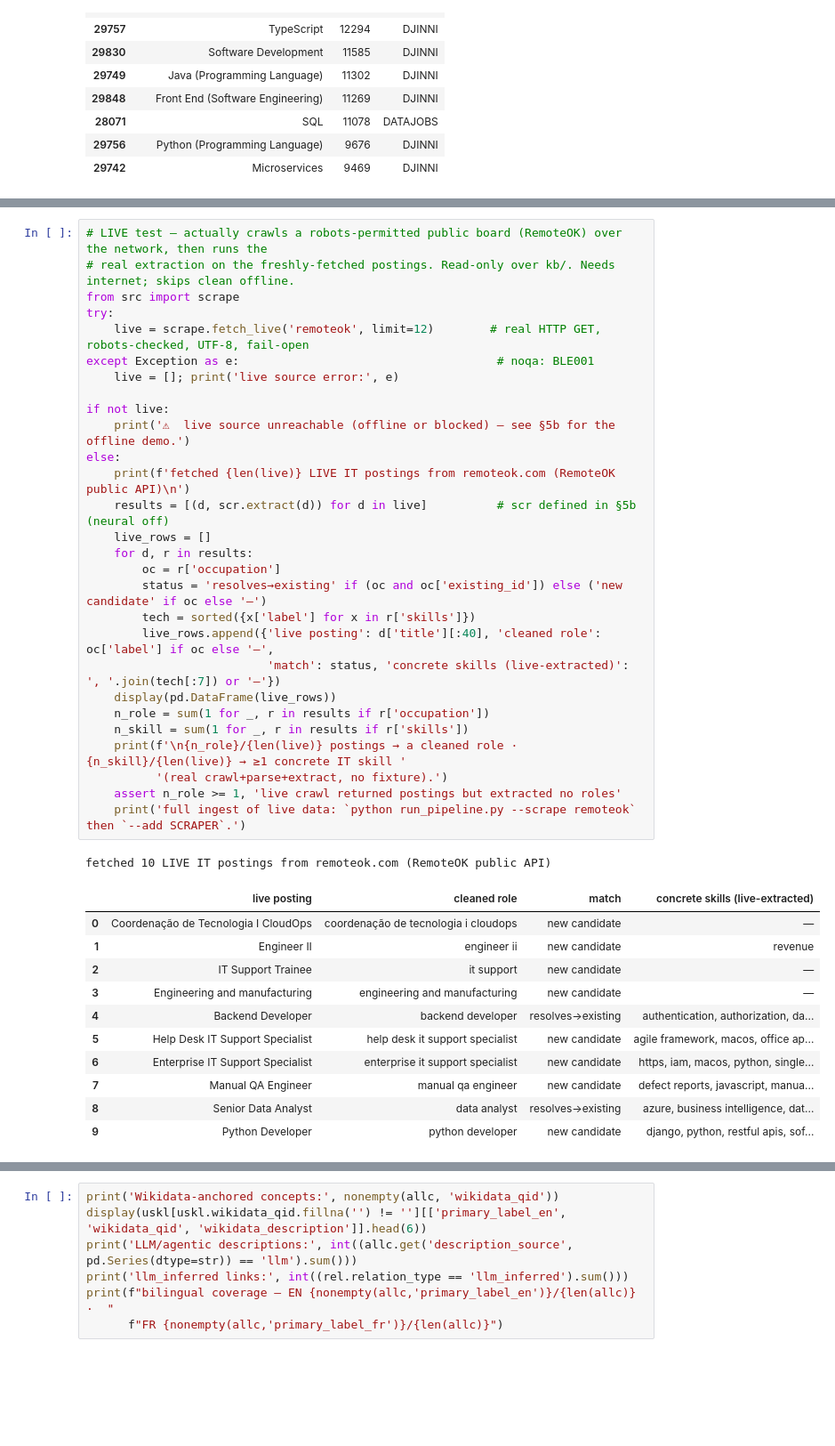
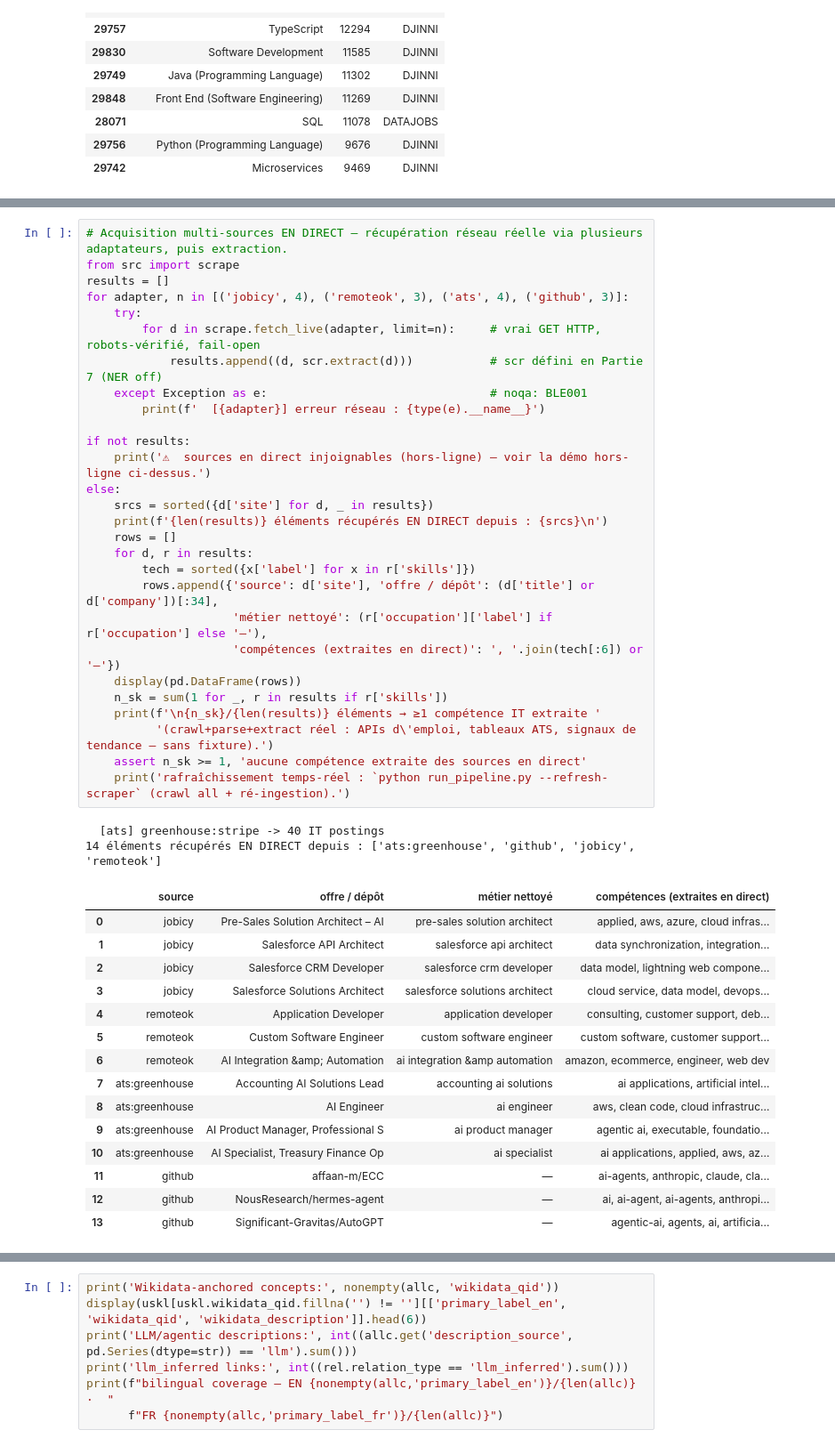
Before and after one commit to YoussefDhb/JobKB, a Jupyter notebook: notebooks/inspect.ipynb, the cells around one changed output, grey strips where cells are left out. Shown at 89% size. Drawn from its saved outputs; the diff is of its cells as text; blank space fills up the shorter version.

```diff
--- a/notebooks/inspect.ipynb
+++ b/notebooks/inspect.ipynb
@@ -408,41 +358,46 @@ Ce bloc **interroge réellement Internet** : il récupère des offres **actuelle
 # %%
-# LIVE test — actually crawls a robots-permitted public board (RemoteOK) over the network, then runs the
-# real extraction on the freshly-fetched postings. Read-only over kb/. Needs internet; skips clean offline.
+# Acquisition multi-sources EN DIRECT — récupération réseau réelle via plusieurs adaptateurs, puis extraction.
 from src import scrape
-try:
-    live = scrape.fetch_live('remoteok', limit=12)        # real HTTP GET, robots-checked, UTF-8, fail-open
-except Exception as e:                                     # noqa: BLE001
-    live = []; print('live source error:', e)
+results = []
+for adapter, n in [('jobicy', 4), ('remoteok', 3), ('ats', 4), ('github', 3)]:
+    try:
+        for d in scrape.fetch_live(adapter, limit=n):     # vrai GET HTTP, robots-vérifié, fail-open
+            results.append((d, scr.extract(d)))           # scr défini en Partie 7 (NER off)
+    except Exception as e:                                # noqa: BLE001
+        print(f'  [{adapter}] erreur réseau : {type(e).__name__}')
 
-if not live:
-    print('⚠  live source unreachable (offline or blocked) — see §5b for the offline demo.')
+if not results:
+    print('⚠  sources en direct injoignables (hors-ligne) — voir la démo hors-ligne ci-dessus.')
 else:
-    print(f'fetched {len(live)} LIVE IT postings from remoteok.com (RemoteOK public API)\n')
-    results = [(d, scr.extract(d)) for d in live]          # scr defined in §5b (neural off)
-    live_rows = []
+    srcs = sorted({d['site'] for d, _ in results})
+    print(f'{len(results)} éléments récupérés EN DIRECT depuis : {srcs}\n')
+    rows = []
     for d, r in results:
-        oc = r['occupation']
-        status = 'resolves→existing' if (oc and oc['existing_id']) else ('new candidate' if oc else '—')
         tech = sorted({x['label'] for x in r['skills']})
-        live_rows.append({'live posting': d['title'][:40], 'cleaned role': oc['label'] if oc else '—',
-                          'match': status, 'concrete skills (live-extracted)': ', '.join(tech[:7]) or '—'})
-    display(pd.DataFrame(live_rows))
-    n_role = sum(1 for _, r in results if r['occupation'])
-    n_skill = sum(1 for _, r in results if r['skills'])
-    print(f'\n{n_role}/{len(live)} postings → a cleaned role · {n_skill}/{len(live)} → ≥1 concrete IT skill '
-          '(real crawl+parse+extract, no fixture).')
-    assert n_role >= 1, 'live crawl returned postings but extracted no roles'
-    print('full ingest of live data: `python run_pipeline.py --scrape remoteok` then `--add SCRAPER`.')
+        rows.append({'source': d['site'], 'offre / dépôt': (d['title'] or d['company'])[:34],
+                     'métier nettoyé': (r['occupation']['label'] if r['occupation'] else '—'),
+                     'compétences (extraites en direct)': ', '.join(tech[:6]) or '—'})
+    display(pd.DataFrame(rows))
+    n_sk = sum(1 for _, r in results if r['skills'])
+    print(f'\n{n_sk}/{len(results)} éléments → ≥1 compétence IT extraite '
+          '(crawl+parse+extract réel : APIs d\'emploi, tableaux ATS, signaux de tendance — sans fixture).')
+    assert n_sk >= 1, 'aucune compétence extraite des sources en direct'
+    print('rafraîchissement temps-réel : `python run_pipeline.py --refresh-scraper` (crawl all + ré-ingestion).')
 # %% [output]
-fetched 10 LIVE IT postings from remoteok.com (RemoteOK public API)
+  [ats] greenhouse:stripe -> 40 IT postings
+14 éléments récupérés EN DIRECT depuis : ['ats:greenhouse', 'github', 'jobicy', 'remoteok']
-|  | live posting | cleaned role | match | concrete skills (live-extracted) |
-| 0 | Coordenação de Tecnologia I CloudOps | coordenação de tecnologia i cloudops | new candidate | — |
-| 1 | Engineer II | engineer ii | new candidate | revenue |
-| 2 | IT Support Trainee | it support | new candidate | — |
-| 3 | Engineering and manufacturing | engineering and manufacturing | new candidate | — |
-| 4 | Backend Developer | backend developer | resolves→existing | authentication, authorization, da... |
-| 5 | Help Desk IT Support Specialist | help desk it support specialist | new candidate | agile framework, macos, office ap... |
-| 6 | Enterprise IT Support Specialist | enterprise it support specialist | new candidate | https, iam, macos, python, single... |
-| 7 | Manual QA Engineer | manual qa engineer | new candidate | defect reports, javascript, manua... |
-| 8 | Senior Data Analyst | data analyst | resolves→existing | azure, business intelligence, dat... |
-| 9 | Python Developer | python developer | new candidate | django, python, restful apis, sof... |
+|  | source | offre / dépôt | métier nettoyé | compétences (extraites en direct) |
+| 0 | jobicy | Pre-Sales Solution Architect – AI | pre-sales solution architect | applied, aws, azure, cloud infras... |
+| 1 | jobicy | Salesforce API Architect | salesforce api architect | data synchronization, integration... |
+| 2 | jobicy | Salesforce CRM Developer | salesforce crm developer | data model, lightning web compone... |
+| 3 | jobicy | Salesforce Solutions Architect | salesforce solutions architect | cloud service, data model, devops... |
+| 4 | remoteok | Application Developer | application developer | consulting, customer support, deb... |
+| 5 | remoteok | Custom Software Engineer | custom software engineer | custom software, customer support... |
+| 6 | remoteok | AI Integration &amp; Automation | ai integration &amp automation | amazon, ecommerce, engineer, web dev |
+| 7 | ats:greenhouse | Accounting AI Solutions Lead | accounting ai solutions | ai applications, artificial intel... |
+| 8 | ats:greenhouse | AI Engineer | ai engineer | aws, clean code, cloud infrastruc... |
+| 9 | ats:greenhouse | AI Product Manager, Professional S | ai product manager | agentic ai, executable, foundatio... |
+| 10 | ats:greenhouse | AI Specialist, Treasury Finance Op | ai specialist | ai applications, applied, aws, az... |
+| 11 | github | affaan-m/ECC | — | ai-agents, anthropic, claude, cla... |
+| 12 | github | NousResearch/hermes-agent | — | ai, ai-agent, ai-agents, anthropi... |
+| 13 | github | Significant-Gravitas/AutoGPT | — | agentic-ai, agents, ai, artificia... |
```
Also changed, not shown: parts of 23 cells of this notebook, 23 other files.
